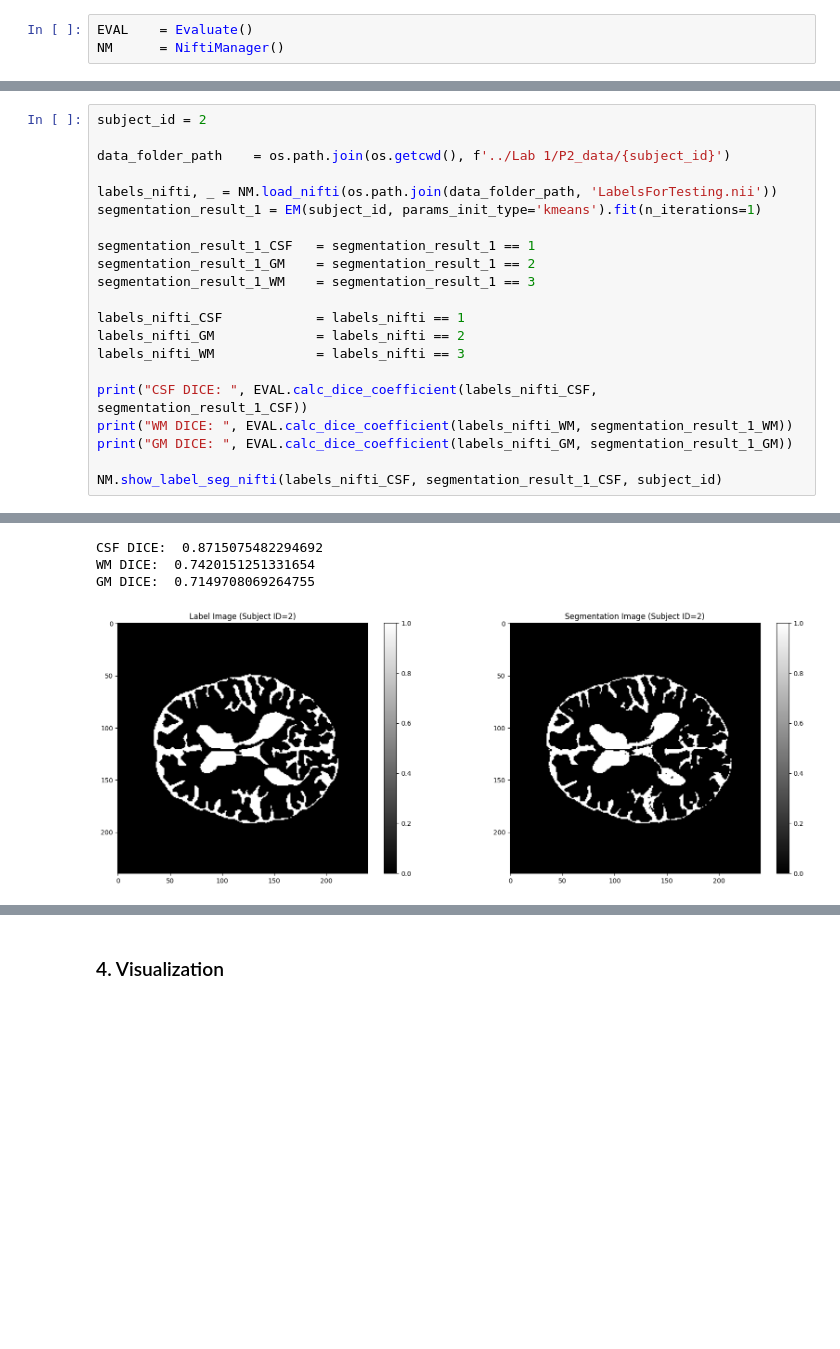
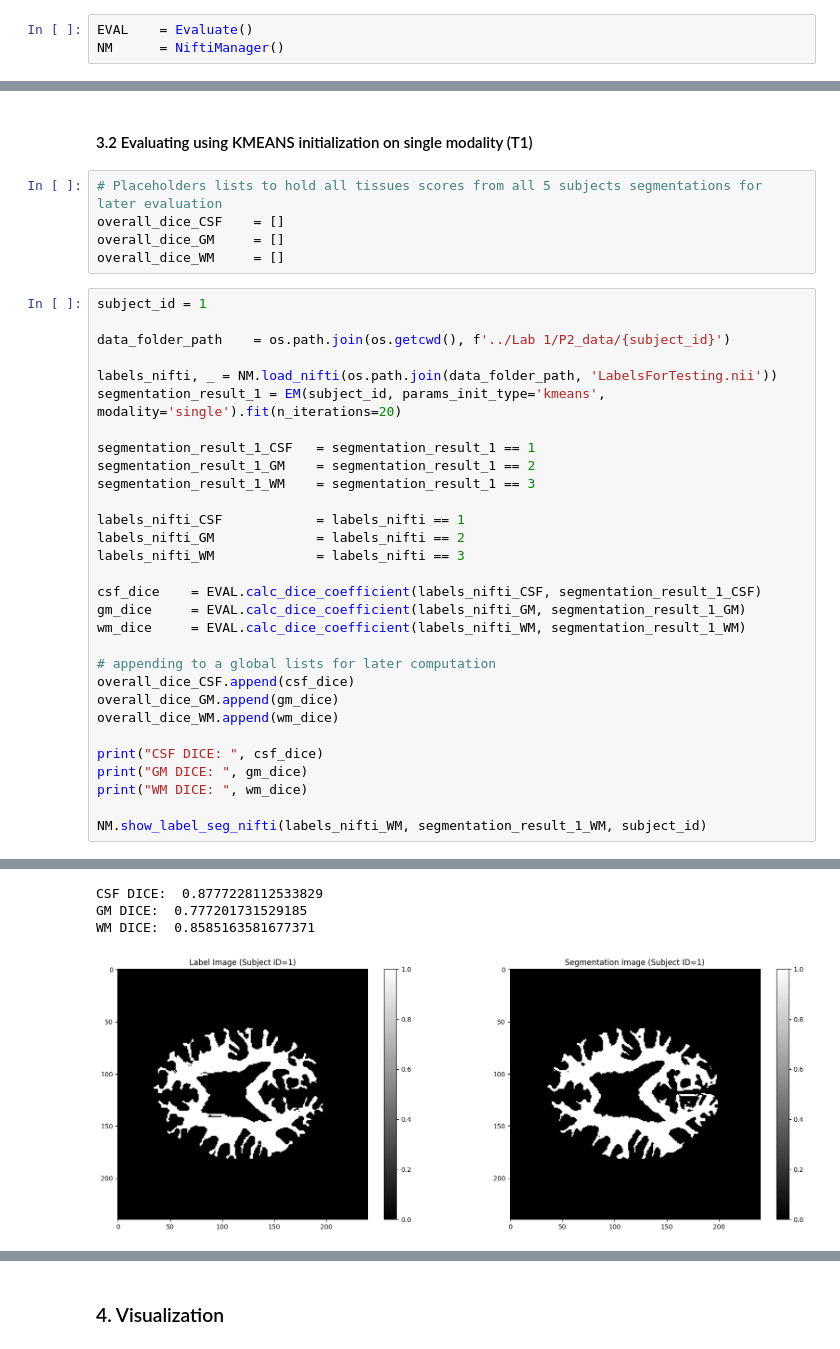
Before and after one commit to abdel-habib/medical-image-segmentation-and-applications, a Jupyter notebook: Lab 2/EM Algorithm Full Implementation.ipynb, the cells around one changed output, grey strips where cells are left out. Saved outputs shown, nothing was run; the diff lists cells and outputs as text; blank space fills up the shorter version.

```diff
--- a/Lab 2/EM Algorithm Full Implementation.ipynb
+++ b/Lab 2/EM Algorithm Full Implementation.ipynb
@@ -468,10 +679,17 @@ GM DICE:  0.8014081389460547
+# %% [markdown]
+#### 3.2 Evaluating using KMEANS initialization on single modality (T1)
+# %%
+# Placeholders lists to hold all tissues scores from all 5 subjects segmentations for later evaluation
+overall_dice_CSF    = []
+overall_dice_GM     = []
+overall_dice_WM     = []
 # %%
-subject_id = 2
+subject_id = 1
 
 data_folder_path    = os.path.join(os.getcwd(), f'../Lab 1/P2_data/{subject_id}')
 
 labels_nifti, _ = NM.load_nifti(os.path.join(data_folder_path, 'LabelsForTesting.nii'))
-segmentation_result_1 = EM(subject_id, params_init_type='kmeans').fit(n_iterations=1)
+segmentation_result_1 = EM(subject_id, params_init_type='kmeans', modality='single').fit(n_iterations=20)
 
 segmentation_result_1_CSF   = segmentation_result_1 == 1
 segmentation_result_1_GM    = segmentation_result_1 == 2
@@ -481,9 +699,18 @@ labels_nifti_CSF            = labels_nifti == 1
 labels_nifti_GM             = labels_nifti == 2
 labels_nifti_WM             = labels_nifti == 3
 
-print("CSF DICE: ", EVAL.calc_dice_coefficient(labels_nifti_CSF, segmentation_result_1_CSF))
-print("WM DICE: ", EVAL.calc_dice_coefficient(labels_nifti_WM, segmentation_result_1_WM))
-print("GM DICE: ", EVAL.calc_dice_coefficient(labels_nifti_GM, segmentation_result_1_GM))
+csf_dice    = EVAL.calc_dice_coefficient(labels_nifti_CSF, segmentation_result_1_CSF)
+gm_dice     = EVAL.calc_dice_coefficient(labels_nifti_GM, segmentation_result_1_GM)
+wm_dice     = EVAL.calc_dice_coefficient(labels_nifti_WM, segmentation_result_1_WM)
 
-NM.show_label_seg_nifti(labels_nifti_CSF, segmentation_result_1_CSF, subject_id)
+# appending to a global lists for later computation
+overall_dice_CSF.append(csf_dice)
+overall_dice_GM.append(gm_dice)
+overall_dice_WM.append(wm_dice)
+
+print("CSF DICE: ", csf_dice)
+print("GM DICE: ", gm_dice)
+print("WM DICE: ", wm_dice)
+
+NM.show_label_seg_nifti(labels_nifti_WM, segmentation_result_1_WM, subject_id)
 # %% [output]
@@ -494,7 +721,7 @@ NM.show_label_seg_nifti(labels_nifti_CSF, segmentation_result_1_CSF, subject_id)
  `correct_pred_labels` function modifies the labels based on prior knowledge for only the 5 subjects, and not standardised to all brain tissue segmentation
  mask labels. It is not mandatory to correct the prediction labels, as it is implemented for this specific task and it is performed on the segmented result of the algorithm.
 To hide this warning and not correct the labels, set `correct_labels` to False while fitting.
-CSF DICE:  0.8715075482294692
-WM DICE:  0.7420151251331654
-GM DICE:  0.7149708069264755
+CSF DICE:  0.8777228112533829
+GM DICE:  0.777201731529185
+WM DICE:  0.8585163581677371
-[figure, old version]
+[figure, new version]
```
Also changed, not shown: parts of 39 cells of this notebook, 7 other files.
